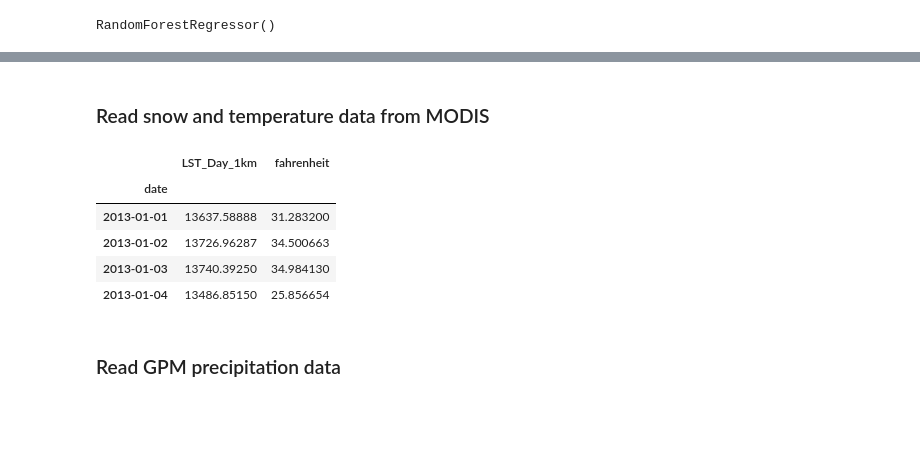
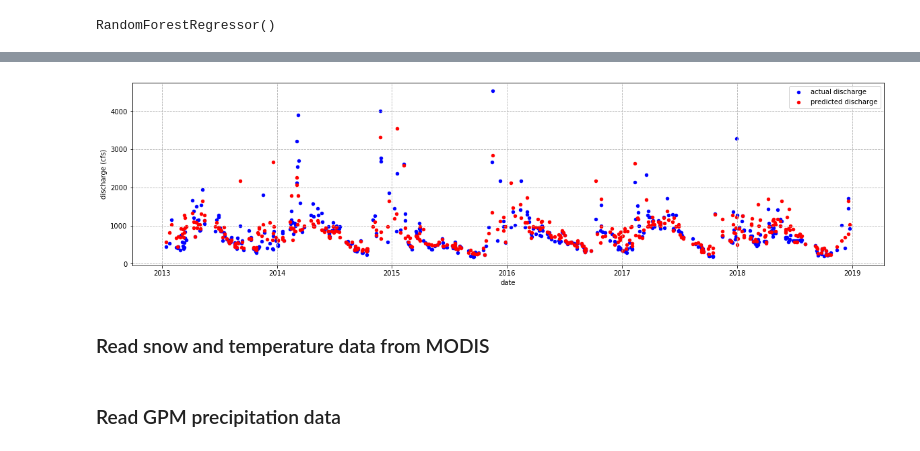
Before and after one commit to ianvd/gage-guesser, a Jupyter notebook: Main.ipynb, the cells around one changed output, grey strips where cells are left out. Drawn from its saved outputs; the diff is of its cells as text; code cells hidden in the pictures; blank space fills up the shorter version.

```diff
--- a/Main.ipynb
+++ b/Main.ipynb
@@ -1115,3 +1128,20 @@ ax.set_xlim(0,3000)
+# %%
+comp = pd.DataFrame()
+comp['test_data'] = y_test
+comp['predicted'] = predictions
+comp['date_col'] = comp.index
+comp = comp.sort_values(by=['date_col'])
+# %%
+# Plot relationship
+ax = comp.plot(kind="scatter", x="date_col",y="test_data", color="b", label="actual discharge", figsize=(20,5))
+comp.plot(kind="scatter", x="date_col",y="predicted", color="r", label="predicted discharge", ax=ax)
+
+ax.set_xlabel("date")
+ax.set_ylabel("discharge (cfs)")
+plt.grid(linestyle='--')
+plt.show()
+# %% [output]
+[figure, added]
 # %% [markdown]
 ### Read snow and temperature data from MODIS
 # %%
@@ -1139,15 +1169,6 @@ temp = temp.set_index('date')
 
 # Convert Kelvin to Farenheight (MODIS has scale factor of 0.02)
 temp = temp.assign(fahrenheit = lambda x: ((x['LST_Day_1km']*0.02)-273.15)*(9/5)+32)
-# %%
-temp.head(4)
-# %% [output]
-|  | LST_Day_1km | fahrenheit |
-| date |  |  |
-| 2013-01-01 | 13637.58888 | 31.283200 |
-| 2013-01-02 | 13726.96287 | 34.500663 |
-| 2013-01-03 | 13740.39250 | 34.984130 |
-| 2013-01-04 | 13486.85150 | 25.856654 |
 # %% [markdown]
 ### Read GPM precipitation data
 # %%
```
Also changed, not shown: parts of 37 cells of this notebook.
